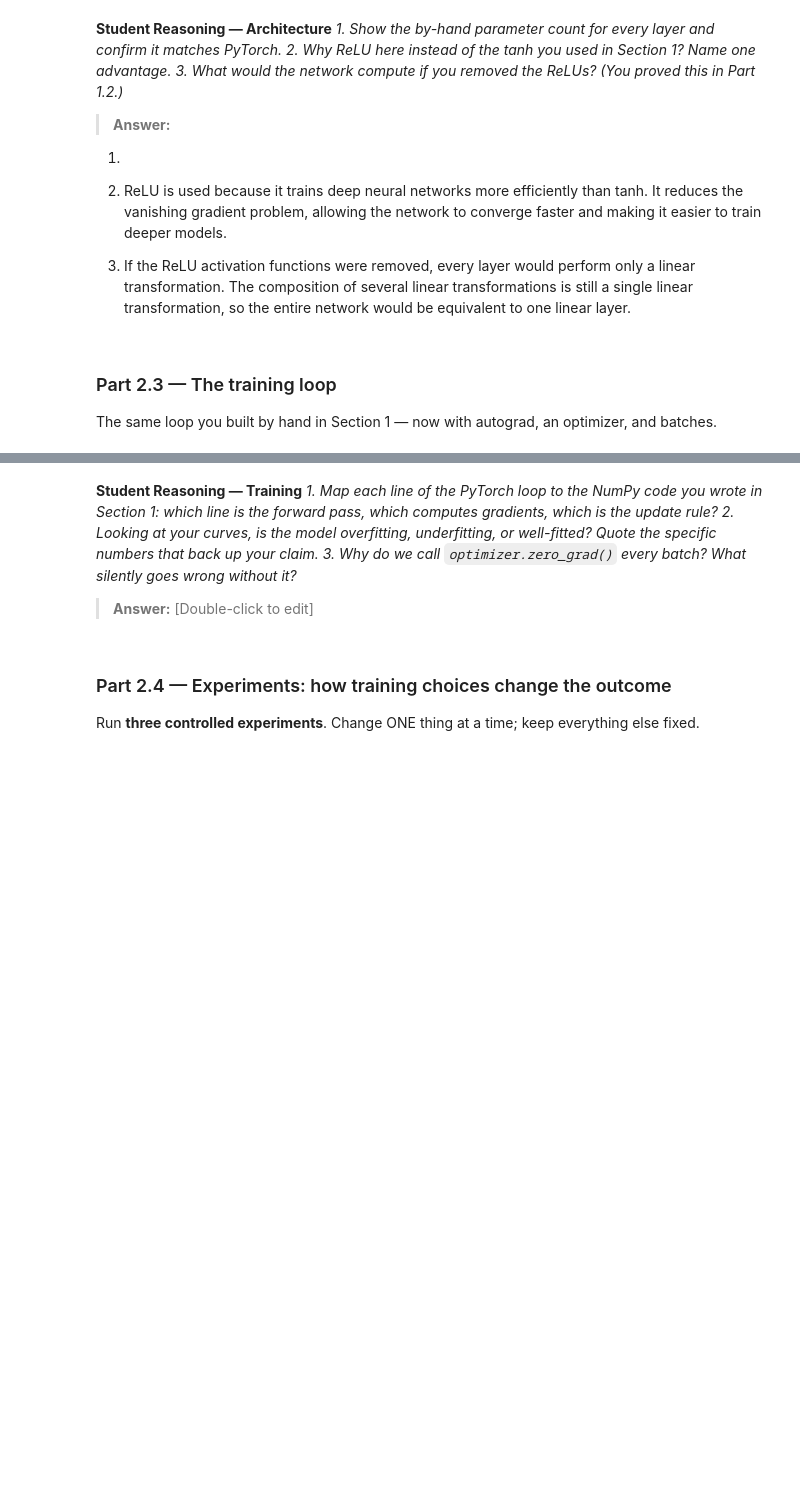
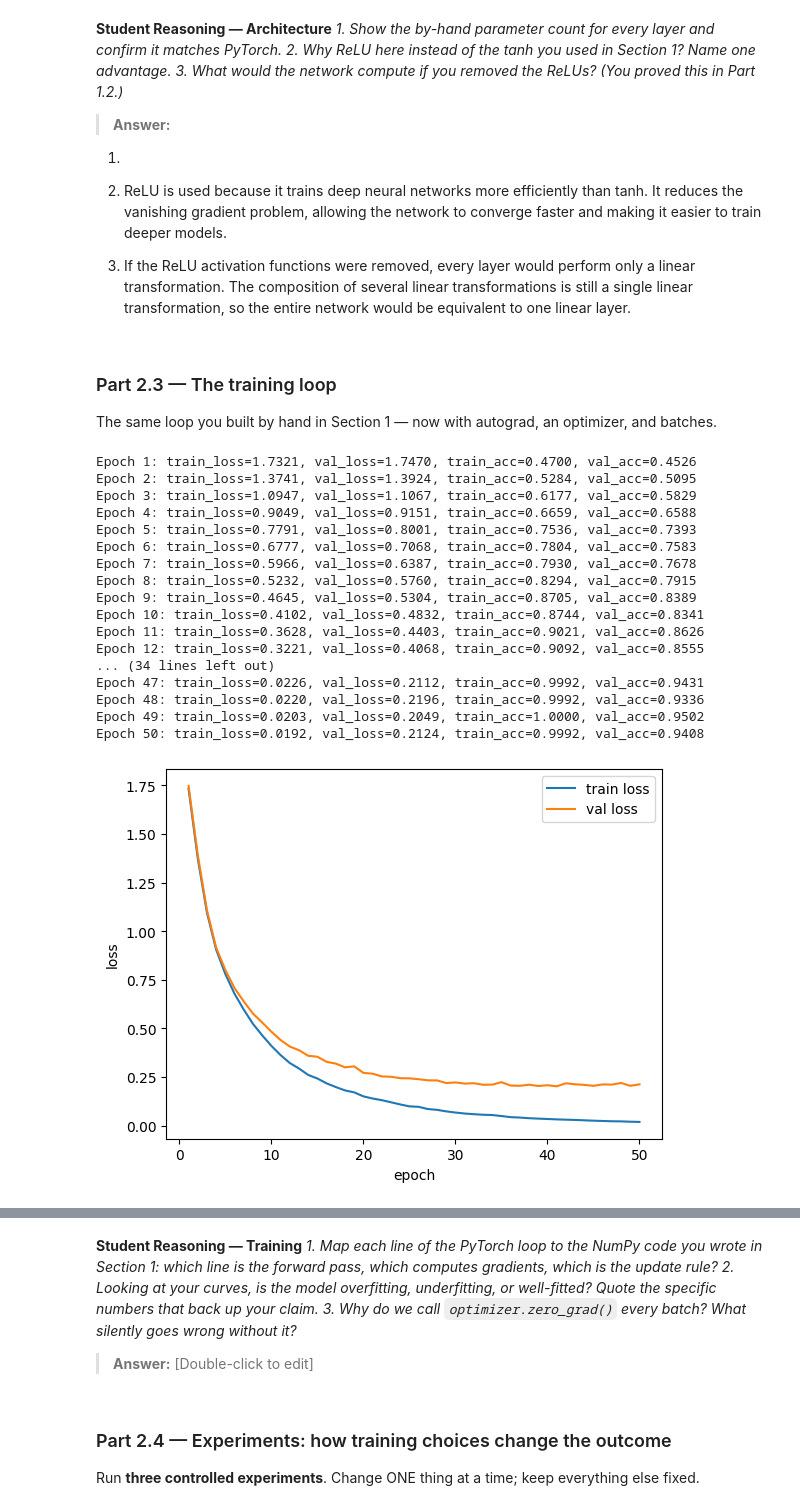
Before and after one commit to victoriabrowwn/lab---3, a Jupyter notebook: Lab_3.ipynb, the cells around one changed output, grey strips where cells are left out. Cells and saved outputs as stored; diff of their text form; code cells hidden in the pictures; blank space fills up the shorter version.

```diff
--- a/Lab_3.ipynb
+++ b/Lab_3.ipynb
@@ -535,20 +535,100 @@ The same loop you built by hand in Section 1 — now with autograd, an optimizer
 # %%
 # TODO: criterion = nn.CrossEntropyLoss()
 #       optimizer = torch.optim.Adam(model.parameters(), lr=1e-3)   # or SGD — justify
 criterion = nn.CrossEntropyLoss()
 optimizer = torch.optim.Adam(model.parameters(), lr=1e-3)
 
 # TODO: Train for at least 50 epochs. Each epoch:
 #   1. model.train(); for xb, yb in train_loader:
 #        optimizer.zero_grad()
 #        logits = model(xb.to(DEVICE))
 #        loss = criterion(logits, yb.to(DEVICE))
 #        loss.backward()          # <- the backprop you wrote by hand in Part 1.2
 #        optimizer.step()         # <- the update rule you wrote in Part 1.1
 #   2. model.eval() + torch.no_grad(): compute loss AND accuracy on train and validation sets
 #   3. Append everything to history lists; print a one-line summary per epoch.
+def evaluate(loader, model, criterion):
+    model.eval()
+    total_loss, total_correct, total_samples = 0.0, 0, 0
+    with torch.no_grad():
+        for xb, yb in loader:
+            xb, yb = xb.to(DEVICE), yb.to(DEVICE)
+            logits = model(xb)
+            loss = criterion(logits, yb)
+            preds = logits.argmax(dim=1)
+            total_loss += loss.item() * xb.size(0)
+            total_correct += (preds == yb).sum().item()
+            total_samples += xb.size(0)
+    avg_loss = total_loss / total_samples
+    avg_acc = total_correct / total_samples
+    return avg_loss, avg_acc
+
+
+history = {"train_loss": [], "val_loss": [], "train_acc": [], "val_acc": []}
+best_val_acc = 0.0
+
+for epoch in range(50):
+    model.train()
+    for xb, yb in XTr_loader:
+        optimizer.zero_grad()
+        logits = model(xb.to(DEVICE))
+        loss = criterion(logits, yb.to(DEVICE))
+        loss.backward()
+        optimizer.step()
+
+    train_loss, train_acc = evaluate(XTr_loader, model, criterion)
+    val_loss, val_acc = evaluate(XVl_loader, model, criterion)
+
+    history["train_loss"].append(train_loss)
+    history["val_loss"].append(val_loss)
+    history["train_acc"].append(train_acc)
+    history["val_acc"].append(val_acc)
+
+    if val_acc > best_val_acc:
+        best_val_acc = val_acc
+        torch.save(model.state_dict(), "ffn_best.pt")
+
+    print(
+        f"Epoch {epoch + 1}: train_loss={train_loss:.4f}, val_loss={val_loss:.4f}, "
+        f"train_acc={train_acc:.4f}, val_acc={val_acc:.4f}"
+    )
+
 
 # TODO: Save the best model (highest validation accuracy):
 #   torch.save(model.state_dict(), "ffn_best.pt")
 
 # TODO: Plot loss curves (train + val) and accuracy curves (train + val), with legends.
+epochs_range = range(1, 51)
+
+plt.plot(epochs_range, history["train_loss"], label="train loss")
+plt.plot(epochs_range, history["val_loss"], label="val loss")
+plt.xlabel("epoch")
+plt.ylabel("loss")
+plt.legend()
+plt.show()
+
+plt.plot(epochs_range, history["train_acc"], label="train acc")
+plt.plot(epochs_range, history["val_acc"], label="val acc")
+plt.xlabel("epoch")
+plt.ylabel("accuracy")
+plt.legend()
+plt.show()
+# %% [output]
+Epoch 1: train_loss=1.7321, val_loss=1.7470, train_acc=0.4700, val_acc=0.4526
+Epoch 2: train_loss=1.3741, val_loss=1.3924, train_acc=0.5284, val_acc=0.5095
+Epoch 3: train_loss=1.0947, val_loss=1.1067, train_acc=0.6177, val_acc=0.5829
+Epoch 4: train_loss=0.9049, val_loss=0.9151, train_acc=0.6659, val_acc=0.6588
+Epoch 5: train_loss=0.7791, val_loss=0.8001, train_acc=0.7536, val_acc=0.7393
+Epoch 6: train_loss=0.6777, val_loss=0.7068, train_acc=0.7804, val_acc=0.7583
+Epoch 7: train_loss=0.5966, val_loss=0.6387, train_acc=0.7930, val_acc=0.7678
+Epoch 8: train_loss=0.5232, val_loss=0.5760, train_acc=0.8294, val_acc=0.7915
+Epoch 9: train_loss=0.4645, val_loss=0.5304, train_acc=0.8705, val_acc=0.8389
+Epoch 10: train_loss=0.4102, val_loss=0.4832, train_acc=0.8744, val_acc=0.8341
+Epoch 11: train_loss=0.3628, val_loss=0.4403, train_acc=0.9021, val_acc=0.8626
+Epoch 12: train_loss=0.3221, val_loss=0.4068, train_acc=0.9092, val_acc=0.8555
+... (34 lines left out)
+Epoch 47: train_loss=0.0226, val_loss=0.2112, train_acc=0.9992, val_acc=0.9431
+Epoch 48: train_loss=0.0220, val_loss=0.2196, train_acc=0.9992, val_acc=0.9336
+Epoch 49: train_loss=0.0203, val_loss=0.2049, train_acc=1.0000, val_acc=0.9502
+Epoch 50: train_loss=0.0192, val_loss=0.2124, train_acc=0.9992, val_acc=0.9408
+[figure, added]
```
Also changed, not shown: parts of 3 cells of this notebook.
